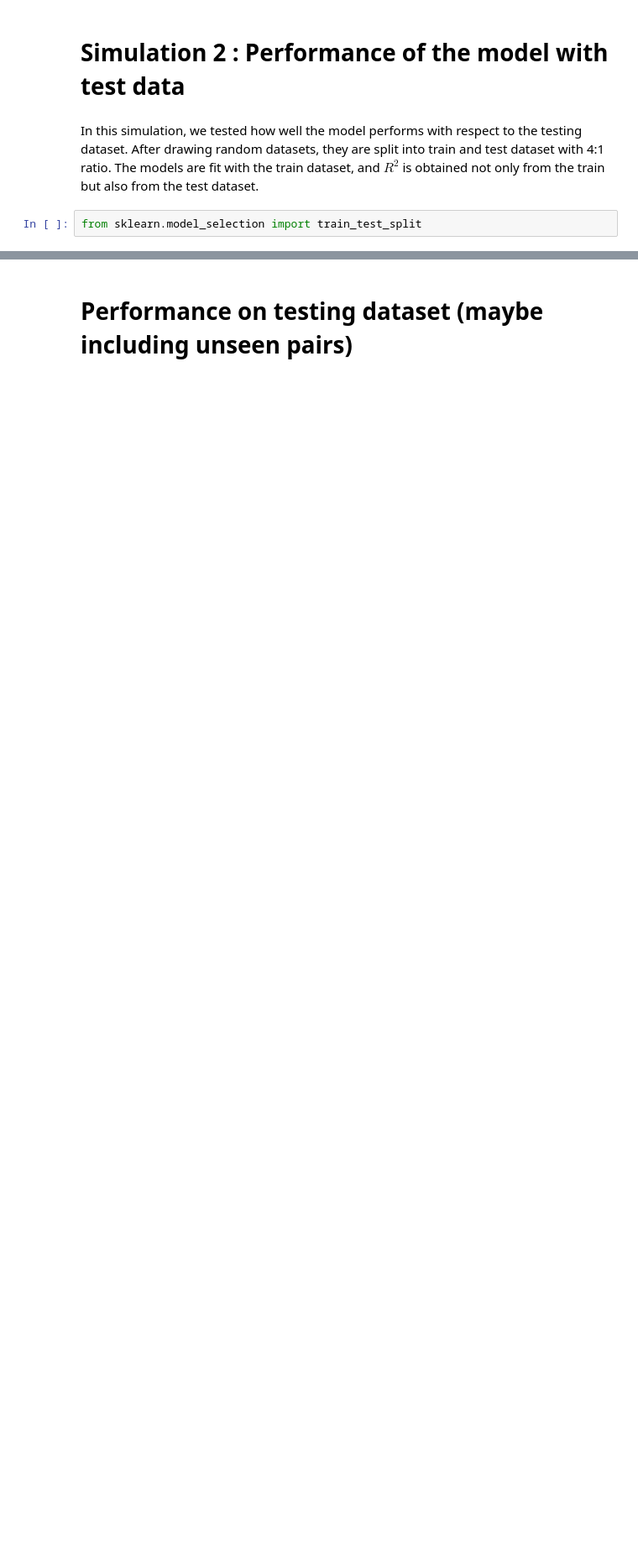
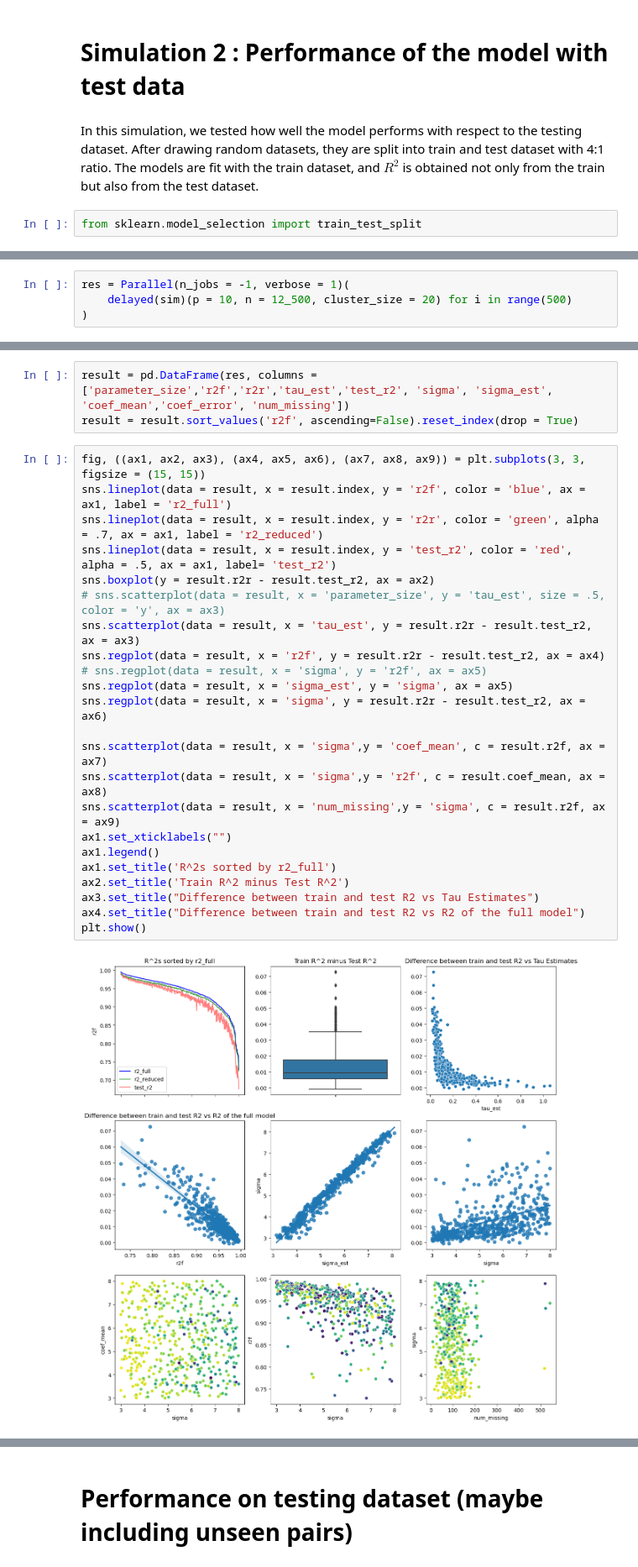
Before and after one commit to leeparkuky/Dissertation, a Jupyter notebook: 4. Clustering.ipynb, the cells around one changed output, grey strips where cells are left out. Shown at 84% size. Drawn from its saved outputs; the diff is of its cells as text; blank space fills up the shorter version.

```diff
--- a/4. Clustering.ipynb
+++ b/4. Clustering.ipynb
@@ -125,0 +143,4 @@ plt.show()
+# %%
+res = Parallel(n_jobs = -1, verbose = 1)(
+    delayed(sim)(p = 10, n = 12_500, cluster_size = 20) for i in range(500)
+)
@@ -125,0 +153,28 @@ plt.show()
+# %%
+result = pd.DataFrame(res, columns = ['parameter_size','r2f','r2r','tau_est','test_r2', 'sigma', 'sigma_est', 'coef_mean','coef_error', 'num_missing'])
+result = result.sort_values('r2f', ascending=False).reset_index(drop = True)
+# %%
+fig, ((ax1, ax2, ax3), (ax4, ax5, ax6), (ax7, ax8, ax9)) = plt.subplots(3, 3, figsize = (15, 15))
+sns.lineplot(data = result, x = result.index, y = 'r2f', color = 'blue', ax = ax1, label = 'r2_full')
+sns.lineplot(data = result, x = result.index, y = 'r2r', color = 'green', alpha = .7, ax = ax1, label = 'r2_reduced')
+sns.lineplot(data = result, x = result.index, y = 'test_r2', color = 'red', alpha = .5, ax = ax1, label= 'test_r2')
+sns.boxplot(y = result.r2r - result.test_r2, ax = ax2)
+# sns.scatterplot(data = result, x = 'parameter_size', y = 'tau_est', size = .5, color = 'y', ax = ax3)
+sns.scatterplot(data = result, x = 'tau_est', y = result.r2r - result.test_r2, ax = ax3)
+sns.regplot(data = result, x = 'r2f', y = result.r2r - result.test_r2, ax = ax4)
+# sns.regplot(data = result, x = 'sigma', y = 'r2f', ax = ax5)
+sns.regplot(data = result, x = 'sigma_est', y = 'sigma', ax = ax5)
+sns.regplot(data = result, x = 'sigma', y = result.r2r - result.test_r2, ax = ax6)
+
+sns.scatterplot(data = result, x = 'sigma',y = 'coef_mean', c = result.r2f, ax = ax7)
+sns.scatterplot(data = result, x = 'sigma',y = 'r2f', c = result.coef_mean, ax = ax8)
+sns.scatterplot(data = result, x = 'num_missing',y = 'sigma', c = result.r2f, ax = ax9)
+ax1.set_xticklabels("")
+ax1.legend()
+ax1.set_title('R^2s sorted by r2_full')
+ax2.set_title('Train R^2 minus Test R^2')
+ax3.set_title("Difference between train and test R2 vs Tau Estimates")
+ax4.set_title("Difference between train and test R2 vs R2 of the full model")
+plt.show()
+# %% [output]
+[figure, added]
```
Also changed, not shown: parts of 68 cells of this notebook, 9 other files.
